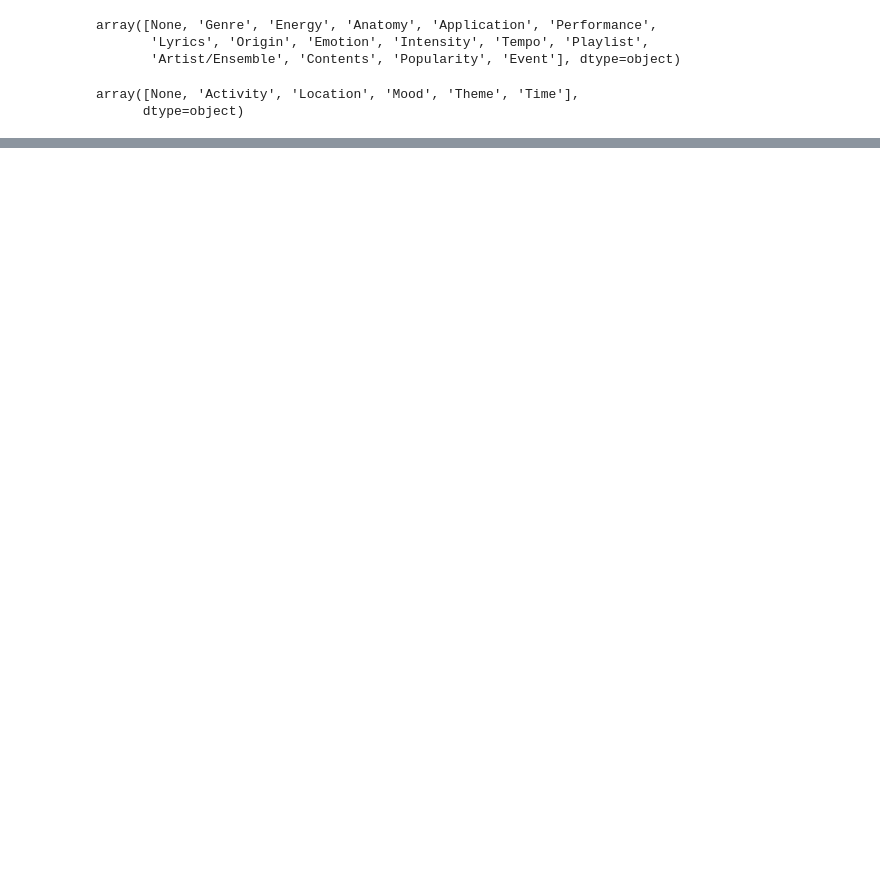
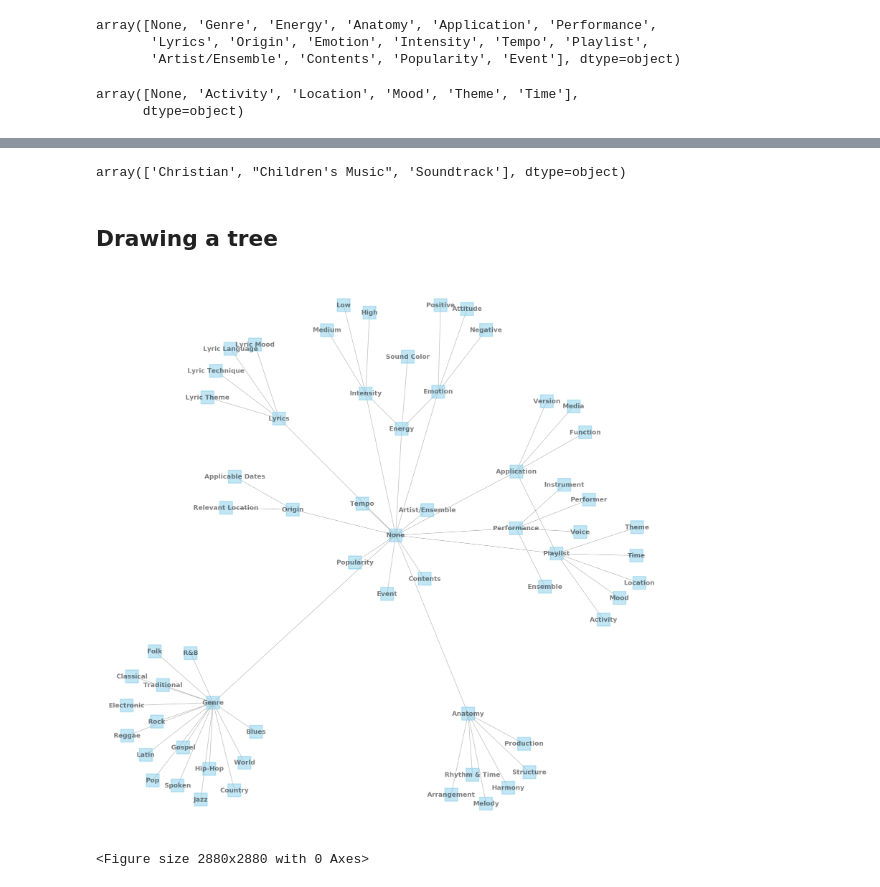
Before and after one commit to dmescherina/umg-backup, a Jupyter notebook: playlist_sequencing/get_taxonomy.ipynb, the cells around one changed output, grey strips where cells are left out. Cells and saved outputs as stored; diff of their text form; code cells hidden in the pictures; blank space fills up the shorter version.

```diff
--- a/playlist_sequencing/get_taxonomy.ipynb
+++ b/playlist_sequencing/get_taxonomy.ipynb
@@ -127,3 +137,5 @@ all_data[(all_data.lvl_0=='Playlist')&(all_data.lvl_1.isnull()==True)]
 | 4205 | Playlist | None | None | None | None | NaN | Mood | true | 5c6464f0-48be-4367-a23e-7f37d669346f |
 | 4233 | Playlist | None | None | None | None | NaN | Theme | true | e02cdb4a-8414-4dac-b47c-25069ead6661 |
 | 4248 | Playlist | None | None | None | None | NaN | Time | true | 9b02de9f-3b17-4368-978d-c38a3cdbdd77 |
+# %%
+join_cols = ['lvl_0','lvl_1','lvl_2','lvl_3','lvl_4','name']
@@ -129,0 +150,5 @@ all_data[(all_data.lvl_0=='Playlist')&(all_data.lvl_1.isnull()==True)]
+# %%
+all_data['path'] = ''
+
+for i in range(all_data.shape[0]):
+    all_data['path'].iloc[i] = '/'.join(str(x) for x in all_data[join_cols].iloc[i] if type(x)==str)
@@ -129,0 +236,30 @@ all_data[(all_data.lvl_0=='Playlist')&(all_data.lvl_1.isnull()==True)]
+# %%
+playlists[playlists.path=='Application/Playlist/Theme'].value.unique()
+# %% [output]
+array(['Christian', "Children's Music", 'Soundtrack'], dtype=object)
+# %% [markdown]
+## Drawing a tree
+# %%
+# libraries
+import pandas as pd
+import numpy as np
+import networkx as nx
+import matplotlib.pyplot as plt
+
+# Build a dataframe with 4 connections
+# df = pd.DataFrame({ 'from':['A', 'B', 'C','A'], 'to':['D', 'A', 'E','C']})
+# df
+
+# Build your graph
+G=nx.from_pandas_edgelist(all_data, 'lvl_0', 'lvl_1')
+
+# Plot it
+fig, ax = plt.subplots(figsize=(40, 40))
+
+ax = nx.draw(G, with_labels=True, node_size=2500, node_color="skyblue", node_shape="s", alpha=0.5, linewidths=4,
+             font_size=25, font_color="black", font_weight="bold", width=2, edge_color="grey")
+plt.figure(figsize=(40,40))
+plt.show()
+# %% [output]
+[figure, added]
+<Figure size 2880x2880 with 0 Axes>
```
Also changed, not shown: parts of 25 cells of this notebook, 3 other files.
